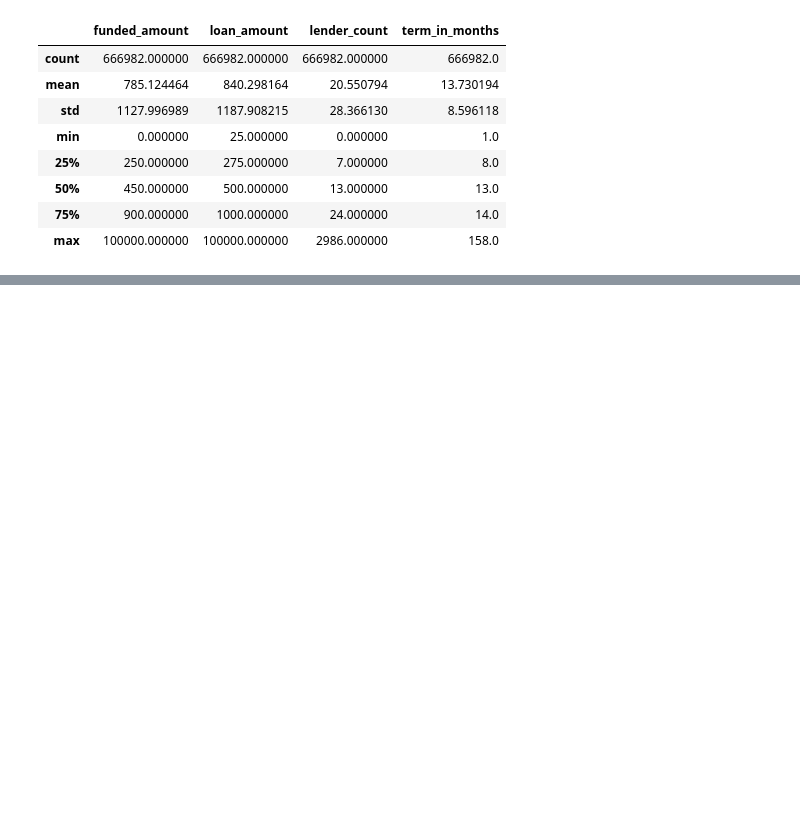
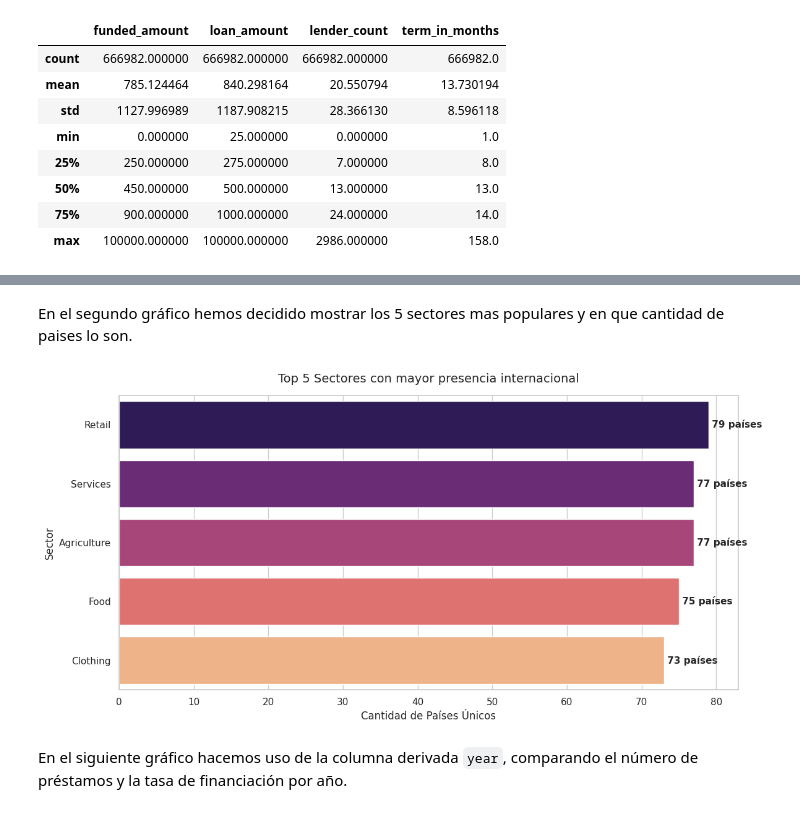
Before and after one commit to Bootcamp-DA-P2/proyecto2-procesamiento-y-limpieza-de-datos-python, a Jupyter notebook: data_cleaning_kiva.ipynb, the cells around one changed output, grey strips where cells are left out. Cells and saved outputs as stored; diff of their text form; code cells hidden in the pictures; blank space fills up the shorter version.

Commit message:
feat(data) update file

```diff
--- a/data_cleaning_kiva.ipynb
+++ b/data_cleaning_kiva.ipynb
@@ -941,0 +1077,36 @@ Dado que estos valores representan casos reales dentro del dominio del problema,
+# %% [markdown]
+En el segundo gráfico hemos decidido mostrar los 5 sectores mas populares y en que cantidad de paises lo son.
+# %%
+# 1. Agrupamos por sector, contamos países únicos y tomamos los 5 más altos
+top_5_sectores = (df_kiva.groupby('sector')['country']
+                  .nunique()
+                  .sort_values(ascending=False)
+                  .head(5)
+                  .reset_index())
+
+# 2. Creamos el gráfico (Corrigiendo el FutureWarning)
+plt.figure(figsize=(12, 6))
+sns.barplot(
+    data=top_5_sectores,
+    x='country',
+    y='sector',
+    hue='sector',   # Asignamos hue para evitar el aviso
+    palette='magma',
+    legend=False    # Quitamos la leyenda ya que el eje Y ya indica el sector
+)
+
+# 3. Añadimos etiquetas de datos para saber el número exacto
+for index, value in enumerate(top_5_sectores['country']):
+    plt.text(value, index, f' {value} países', va='center', fontsize=11, fontweight='bold')
+
+# 4. Estética final
+plt.title('Top 5 Sectores con mayor presencia internacional', fontsize=14, pad=15)
+plt.xlabel('Cantidad de Países Únicos')
+plt.ylabel('Sector')
+plt.tight_layout()
+
+plt.show()
+# %% [output]
+[figure, added]
+# %% [markdown]
+En el siguiente gráfico hacemos uso de la columna derivada `year`, comparando el número de préstamos y la tasa de financiación por año.
```
Also changed, not shown: parts of 53 cells of this notebook.
